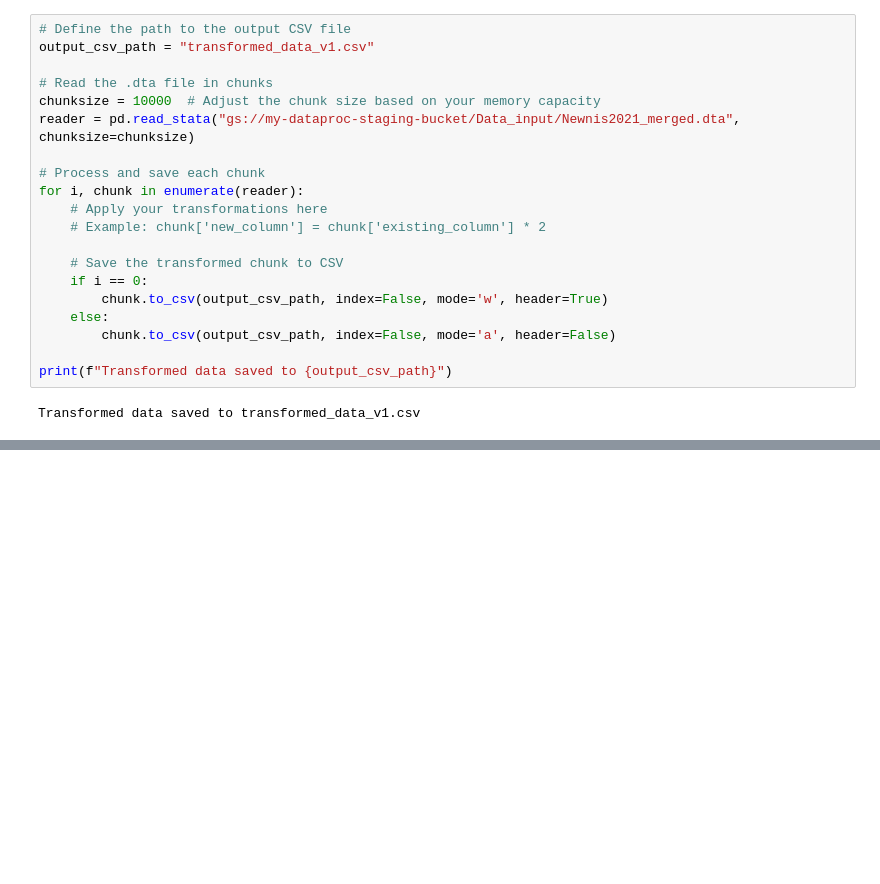
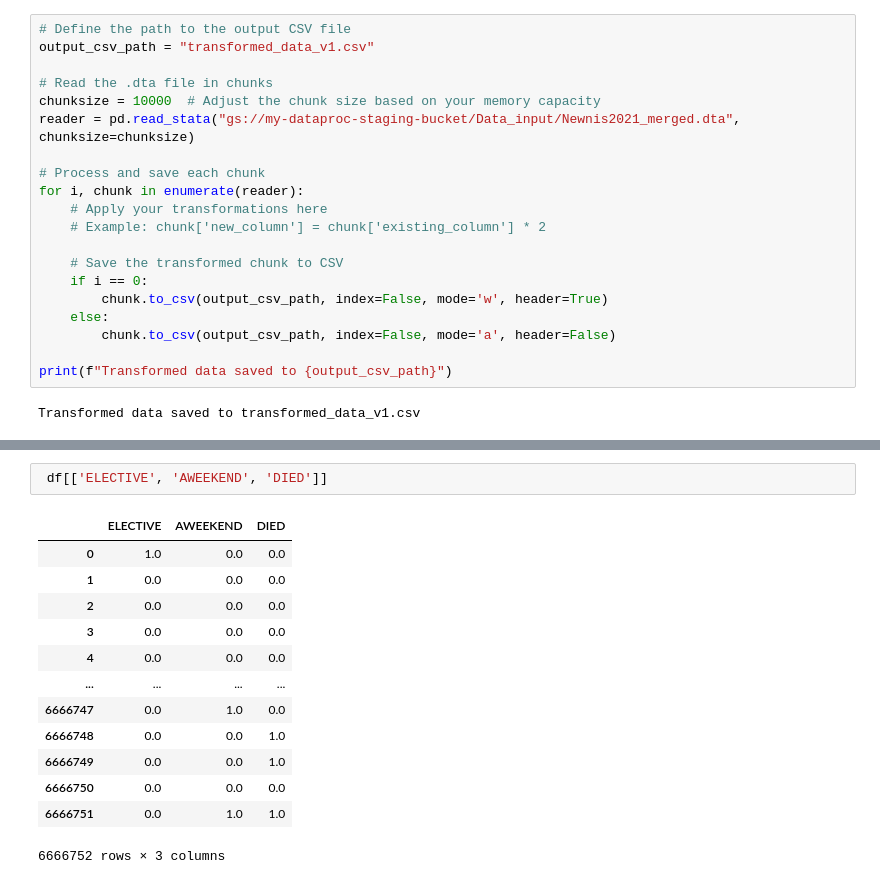
Before and after one commit to uncleboss12/Hospital_occupancy, a Jupyter notebook: Hospital_Analysis.ipynb, the cells around one changed output, grey strips where cells are left out. Cells and saved outputs as stored; diff of their text form; blank space fills up the shorter version.

```diff
--- a/Hospital_Analysis.ipynb
+++ b/Hospital_Analysis.ipynb
@@ -129,0 +477,16 @@ df.head(10)
+# %%
+ df[['ELECTIVE', 'AWEEKEND', 'DIED']]
+# %% [output]
+|  | ELECTIVE | AWEEKEND | DIED |
+| 0 | 1.0 | 0.0 | 0.0 |
+| 1 | 0.0 | 0.0 | 0.0 |
+| 2 | 0.0 | 0.0 | 0.0 |
+| 3 | 0.0 | 0.0 | 0.0 |
+| 4 | 0.0 | 0.0 | 0.0 |
+| ... | ... | ... | ... |
+| 6666747 | 0.0 | 1.0 | 0.0 |
+| 6666748 | 0.0 | 0.0 | 1.0 |
+| 6666749 | 0.0 | 0.0 | 1.0 |
+| 6666750 | 0.0 | 0.0 | 0.0 |
+| 6666751 | 0.0 | 1.0 | 1.0 |
+6666752 rows × 3 columns
```
Also changed, not shown: parts of 46 cells of this notebook.
